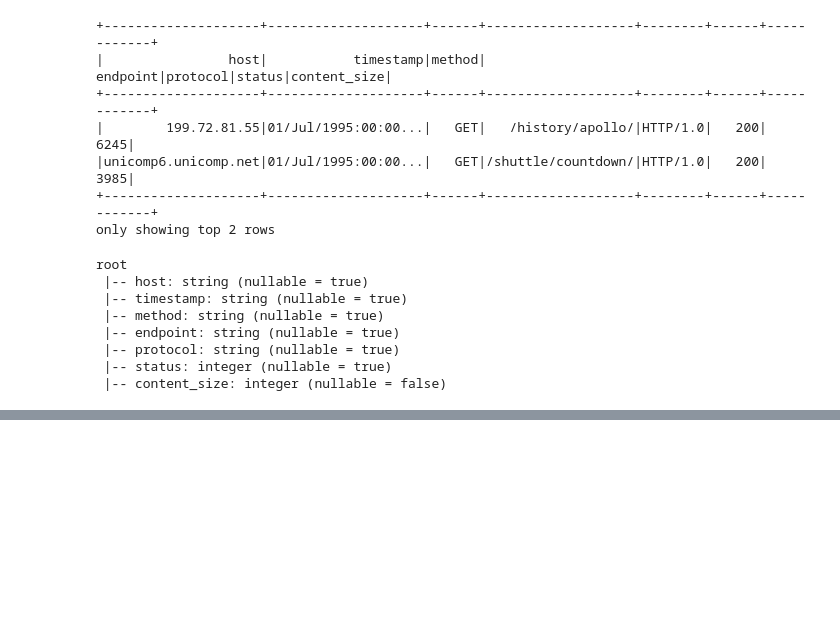
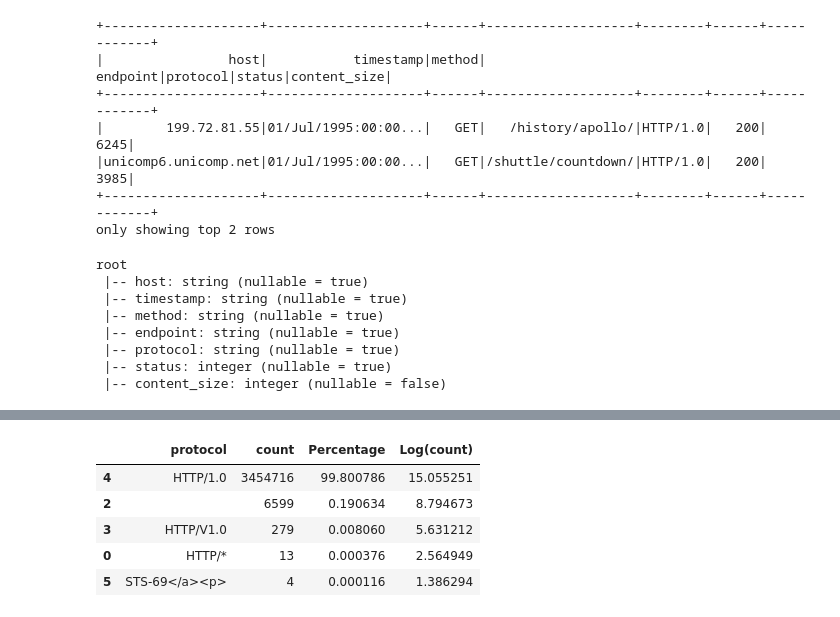
Before and after one commit to exchhattu/EDAUsingpySpark, a Jupyter notebook: pySpark.ipynb, the cells around one changed output, grey strips where cells are left out. Saved outputs shown, nothing was run; the diff lists cells and outputs as text; code cells hidden in the pictures; blank space fills up the shorter version.

```diff
--- a/pySpark.ipynb
+++ b/pySpark.ipynb
@@ -423,0 +560,19 @@ IllegalArgumentException: 'Unsupported class file major version 55'
+# %%
+df_protocol = (logs_df
+                     .groupBy('protocol')
+                     .count()
+                     .cache())
+df_protocol = (df_protocol
+                        .toPandas()
+                        .sort_values(by=['count'], ascending=False))
+df_protocol["Percentage"] = 100.00 * (df_protocol["count"] / sum(df_protocol["count"]))
+df_protocol["Log(count)"] = np.log(df_protocol["count"])
+# %%
+df_protocol.head()
+# %% [output]
+|  | protocol | count | Percentage | Log(count) |
+| 4 | HTTP/1.0 | 3454716 | 99.800786 | 15.055251 |
+| 2 |  | 6599 | 0.190634 | 8.794673 |
+| 3 | HTTP/V1.0 | 279 | 0.008060 | 5.631212 |
+| 0 | HTTP/* | 13 | 0.000376 | 2.564949 |
+| 5 | STS-69</a><p> | 4 | 0.000116 | 1.386294 |
```
Also changed, not shown: parts of 18 cells of this notebook.
